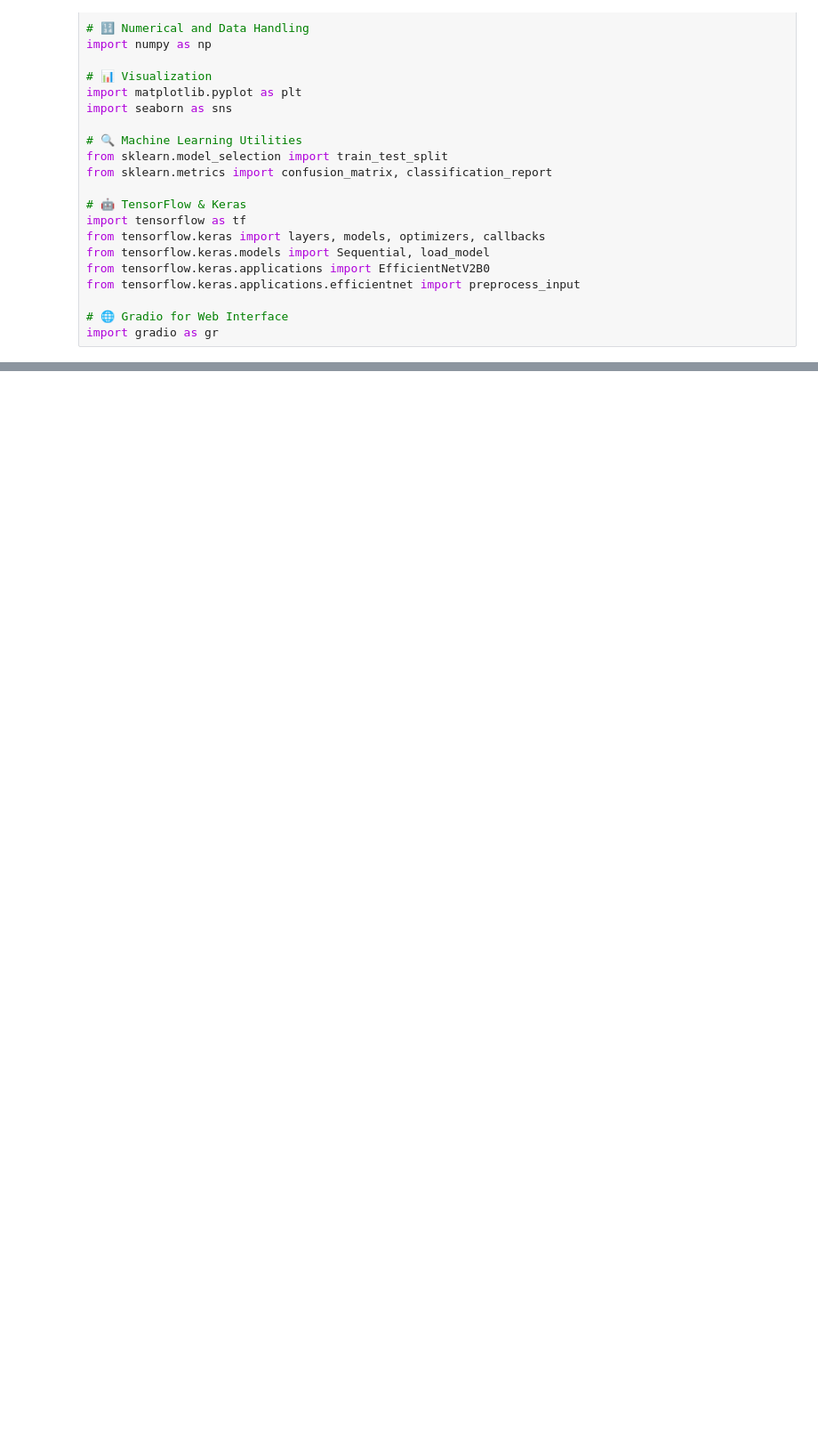
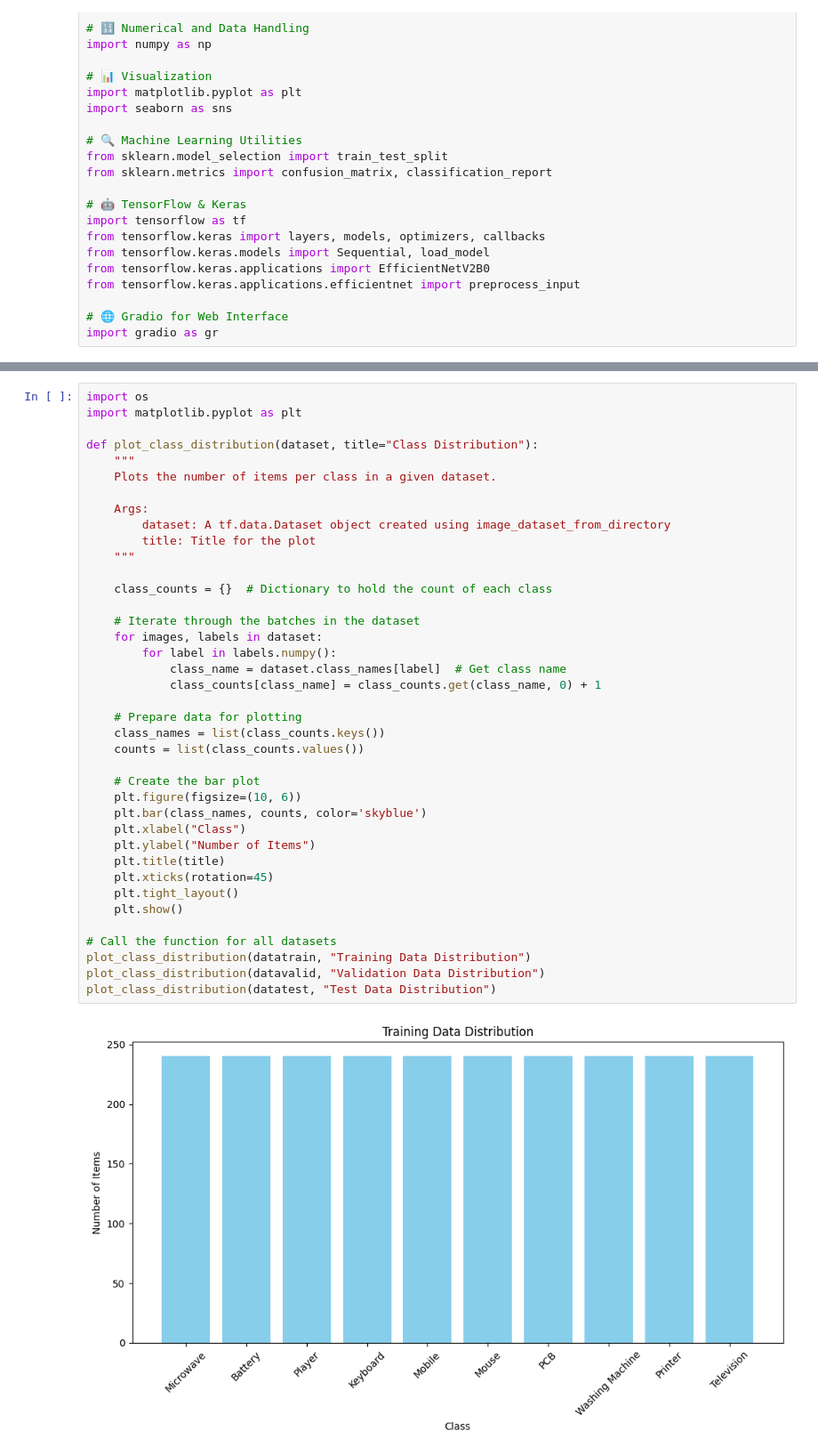
Before and after one commit to abiramimariappan7/week-1-e-waste, a Jupyter notebook: ewaste.ipynb, the cells around one changed output, grey strips where cells are left out. Shown at 89% size. Saved outputs shown, nothing was run; the diff lists cells and outputs as text; blank space fills up the shorter version.

```diff
--- a/ewaste.ipynb
+++ b/ewaste.ipynb
@@ -62,0 +97,41 @@ ls: cannot access '/content/drive/MyDrive/ewaste/modified-dataset': No such file
+# %%
+import os
+import matplotlib.pyplot as plt
+
+def plot_class_distribution(dataset, title="Class Distribution"):
+    """
+    Plots the number of items per class in a given dataset.
+
+    Args:
+        dataset: A tf.data.Dataset object created using image_dataset_from_directory
+        title: Title for the plot
+    """
+
+    class_counts = {}  # Dictionary to hold the count of each class
+
+    # Iterate through the batches in the dataset
+    for images, labels in dataset:
+        for label in labels.numpy():
+            class_name = dataset.class_names[label]  # Get class name
+            class_counts[class_name] = class_counts.get(class_name, 0) + 1
+
+    # Prepare data for plotting
+    class_names = list(class_counts.keys())
+    counts = list(class_counts.values())
+
+    # Create the bar plot
+    plt.figure(figsize=(10, 6))
+    plt.bar(class_names, counts, color='skyblue')
+    plt.xlabel("Class")
+    plt.ylabel("Number of Items")
+    plt.title(title)
+    plt.xticks(rotation=45)
+    plt.tight_layout()
+    plt.show()
+
+# Call the function for all datasets
+plot_class_distribution(datatrain, "Training Data Distribution")
+plot_class_distribution(datavalid, "Validation Data Distribution")
+plot_class_distribution(datatest, "Test Data Distribution")
+# %% [output]
+[figure, added]
```
Also changed, not shown: parts of 27 cells of this notebook.
